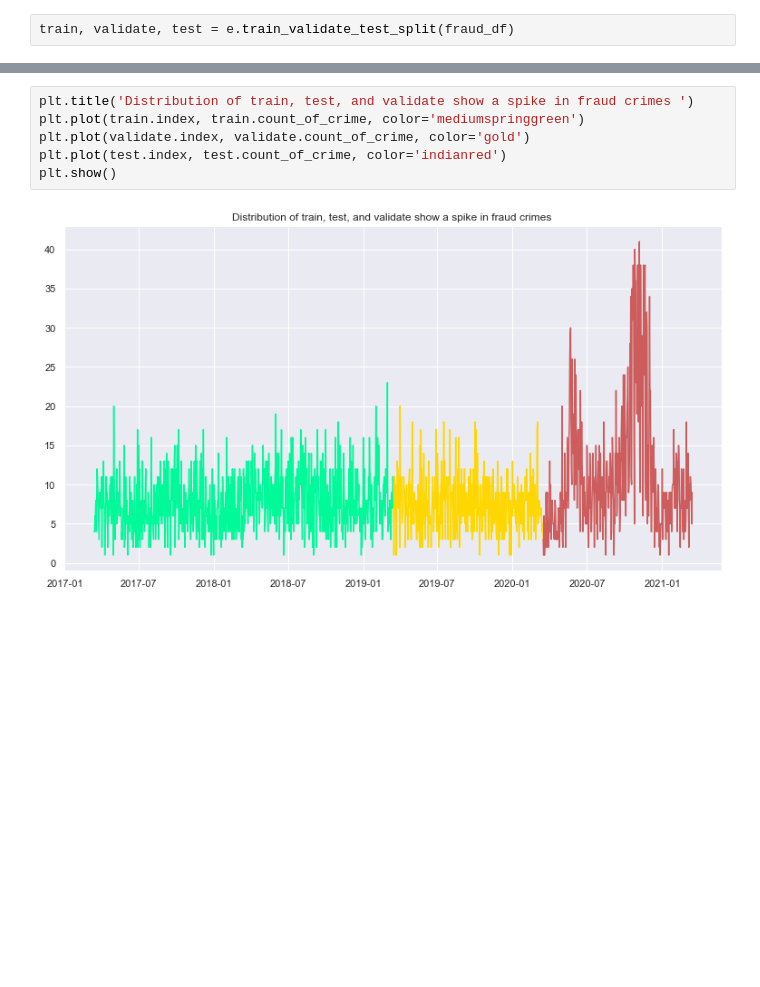
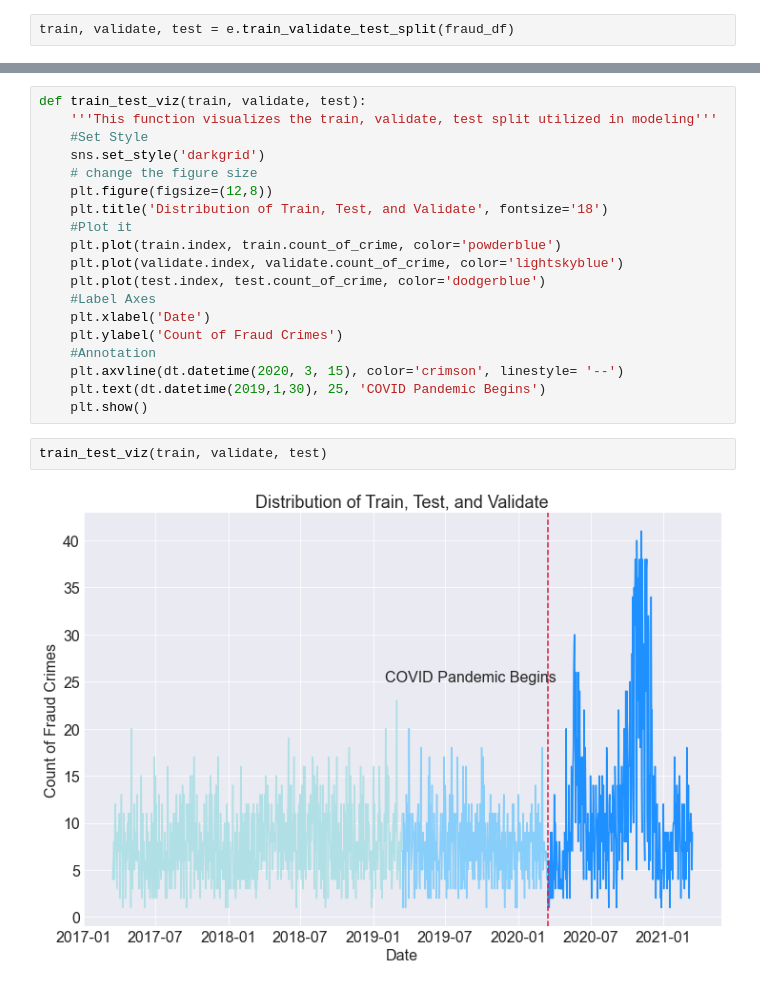
Before and after one commit to cristinalucin/boston-crime-data-project, a Jupyter notebook: Project Notebook.ipynb, the cells around one changed output, grey strips where cells are left out. Drawn from its saved outputs; the diff is of its cells as text; blank space fills up the shorter version.

```diff
--- a/Project Notebook.ipynb
+++ b/Project Notebook.ipynb
@@ -2394,8 +2401,23 @@ train, validate, test = e.train_validate_test_split(fraud_df)
 # %%
-plt.title('Distribution of train, test, and validate show a spike in fraud crimes ')
-plt.plot(train.index, train.count_of_crime, color='mediumspringgreen')
-plt.plot(validate.index, validate.count_of_crime, color='gold')
-plt.plot(test.index, test.count_of_crime, color='indianred')
-plt.show()
+def train_test_viz(train, validate, test):
+    '''This function visualizes the train, validate, test split utilized in modeling'''
+    #Set Style
+    sns.set_style('darkgrid')
+    # change the figure size
+    plt.figure(figsize=(12,8))
+    plt.title('Distribution of Train, Test, and Validate', fontsize='18')
+    #Plot it
+    plt.plot(train.index, train.count_of_crime, color='powderblue')
+    plt.plot(validate.index, validate.count_of_crime, color='lightskyblue')
+    plt.plot(test.index, test.count_of_crime, color='dodgerblue')
+    #Label Axes
+    plt.xlabel('Date')
+    plt.ylabel('Count of Fraud Crimes')
+    #Annotation
+    plt.axvline(dt.datetime(2020, 3, 15), color='crimson', linestyle= '--')
+    plt.text(dt.datetime(2019,1,30), 25, 'COVID Pandemic Begins')
+    plt.show()
-# %% [output]
-[figure, removed]
+# %%
+train_test_viz(train, validate, test)
+# %% [output]
+[figure, added]
```
Also changed, not shown: parts of 1 cell of this notebook, 2 other files.
